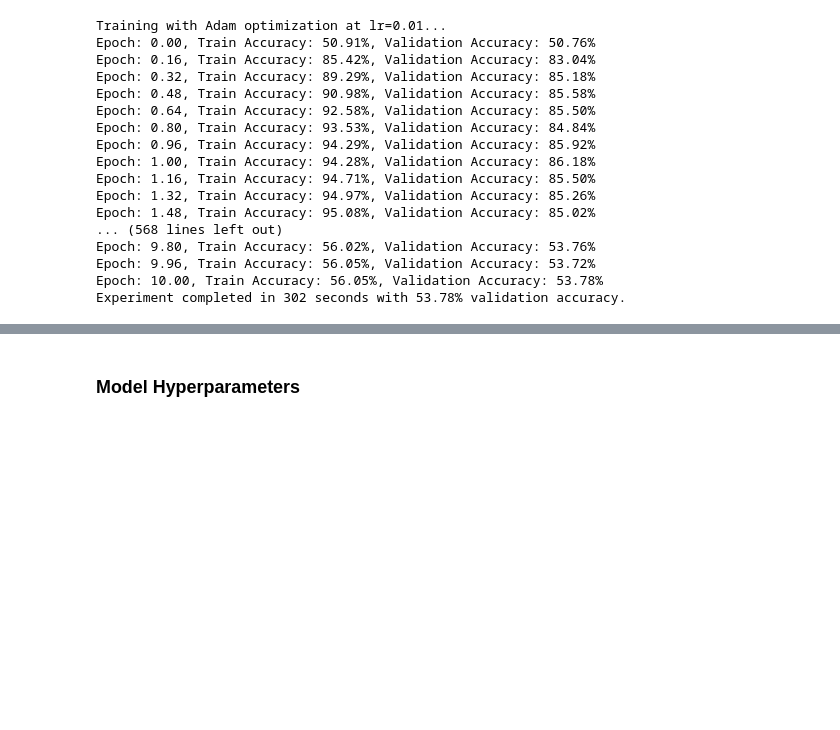
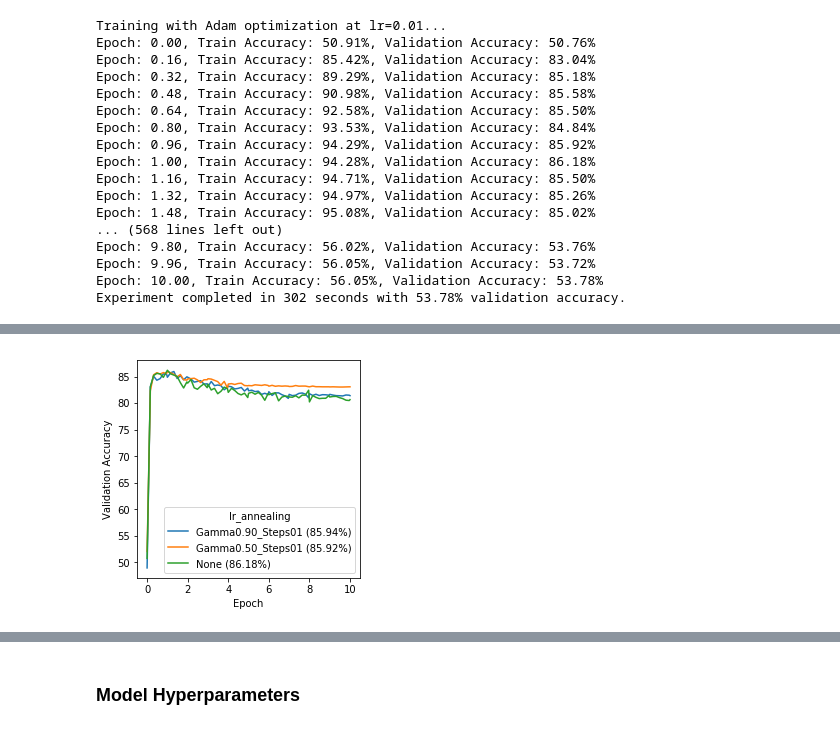
Before and after one commit to nyjgary/nlp-sentiment-analysis, a Jupyter notebook: nlp-sentiment-analysis.ipynb, the cells around one changed output, grey strips where cells are left out. Cells and saved outputs as stored; diff of their text form; code cells hidden in the pictures; blank space fills up the shorter version.

```diff
--- a/nlp-sentiment-analysis.ipynb
+++ b/nlp-sentiment-analysis.ipynb
@@ -811,0 +777,5 @@ for algo in algo_choices:
+# %%
+# combine adam annealing experiments
+adam_annealing = summarize_results(load_experiment_log(experiment_name='adam_annealing_10epochs_v4'))
+adam_experiments = pd.concat([adam_annealing, optim_experiments[optim_experiments['optim_algo'] == 'Adam']], axis=0)
+adam_experiments[['optim_algo', 'learning_rate', 'lr_annealing', 'num_epochs', 'runtime', 'val_acc']]
@@ -811,0 +796,6 @@ for algo in algo_choices:
+# %%
+# plot each learning rate as a separate chart
+plot_multiple_learning_curves(adam_experiments[adam_experiments['learning_rate'] == 0.01],
+                              'lr_annealing', figsize=(4,4))
+# %% [output]
+[figure, added]
```
Also changed, not shown: parts of 20 cells of this notebook.
